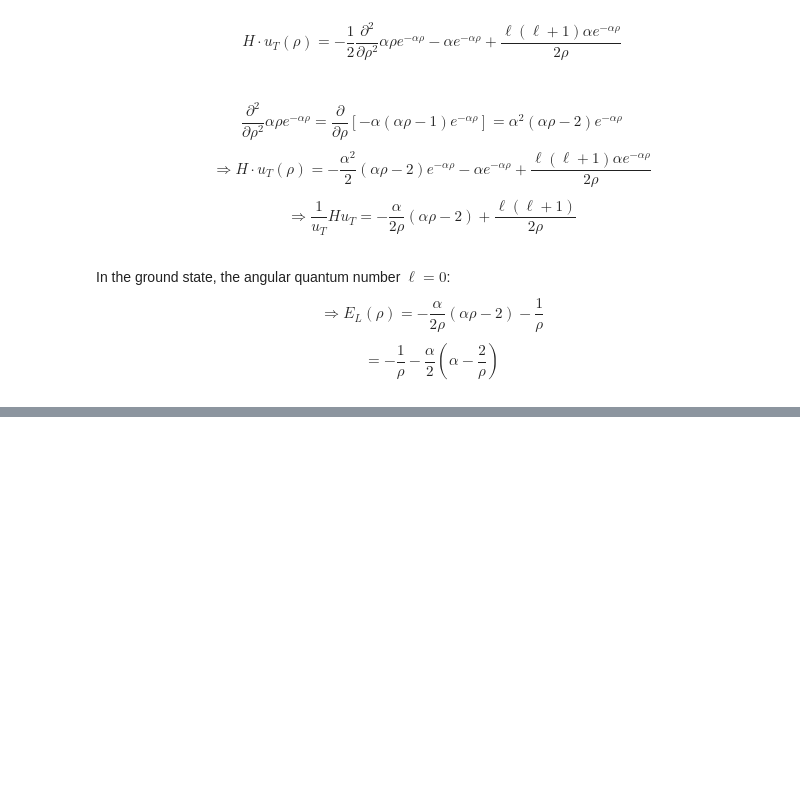
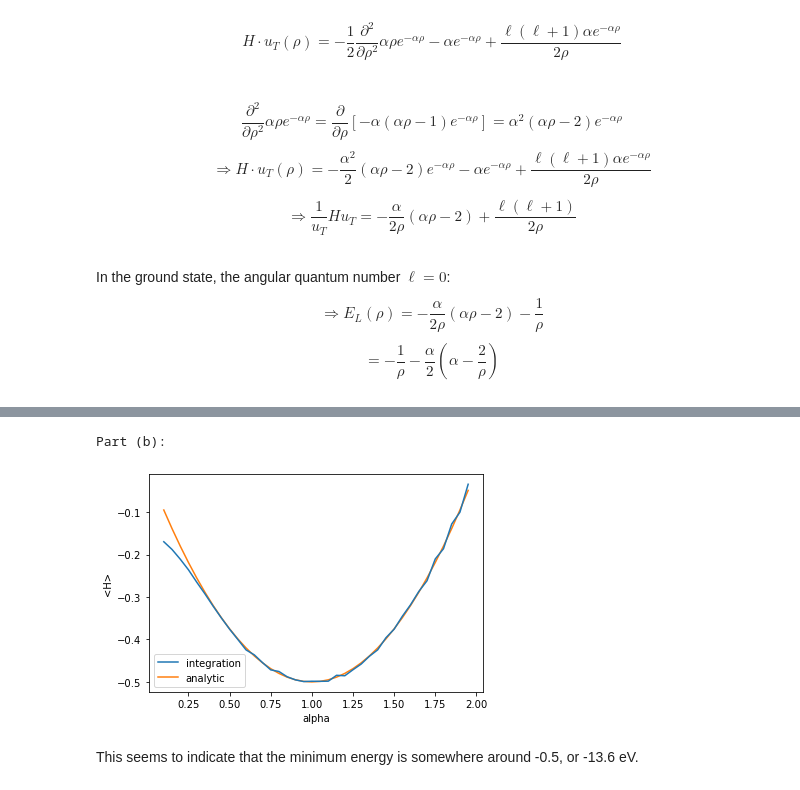
Before and after one commit to JSheare/Computational-Physics, a Jupyter notebook: Exercise Set 4.ipynb, the cells around one changed output, grey strips where cells are left out. Saved outputs shown, nothing was run; the diff lists cells and outputs as text; code cells hidden in the pictures; blank space fills up the shorter version.

```diff
--- a/Exercise Set 4.ipynb
+++ b/Exercise Set 4.ipynb
@@ -371,0 +348,45 @@ ValueError: x and y must have same first dimension, but have shapes (20,) and (4
+# %%
+# Part (b):
+def monte_carlo_integration(a, b, N, function, alpha):
+    total_sum = 0.0
+    total_sum_squared = 0.0
+    number_accepted = 0
+    for i in range(N):
+        x = random.uniform(a, b)
+        total_sum += function(x, alpha)
+
+    result = (total_sum/N)*(b-a)
+    return result
+# %%
+print('Part (b):')
+
+def integrand(rho, alpha):
+    prob_density = alpha**2 * rho**2 * np.e**(-2*alpha*rho)
+    e_l = -(1/rho) - (alpha/2)*(alpha - 2/rho)
+    # smallest value is -0.079
+    return prob_density * e_l
+
+
+def prob_density(rho, alpha):
+    prob_density = alpha**2 * rho**2 * np.e**(-2*alpha*rho)
+    return prob_density
+
+N = 100000
+alpha_array = np.arange(0.1, 2, 0.05)
+h_array = np.array([])
+for alpha in alpha_array:
+    result1 = monte_carlo_integration(0, 10, N, integrand, alpha)
+    result2 = monte_carlo_integration(0, 10, N, prob_density, alpha) # normalization
+    h_array = np.append(h_array, result1/result2)
+
+plt.plot(alpha_array, h_array, label='integration', zorder=1)
+plt.plot(alpha_array, alpha_array**2/2 - alpha_array, label='analytic', zorder=0)
+plt.legend()
+plt.xlabel('alpha')
+plt.ylabel('<H>')
+plt.show()
+# %% [output]
+Part (b):
+[figure, added]
+# %% [markdown]
+This seems to indicate that the minimum energy is somewhere around -0.5, or -13.6 eV.
```
Also changed, not shown: parts of 4 cells of this notebook.
